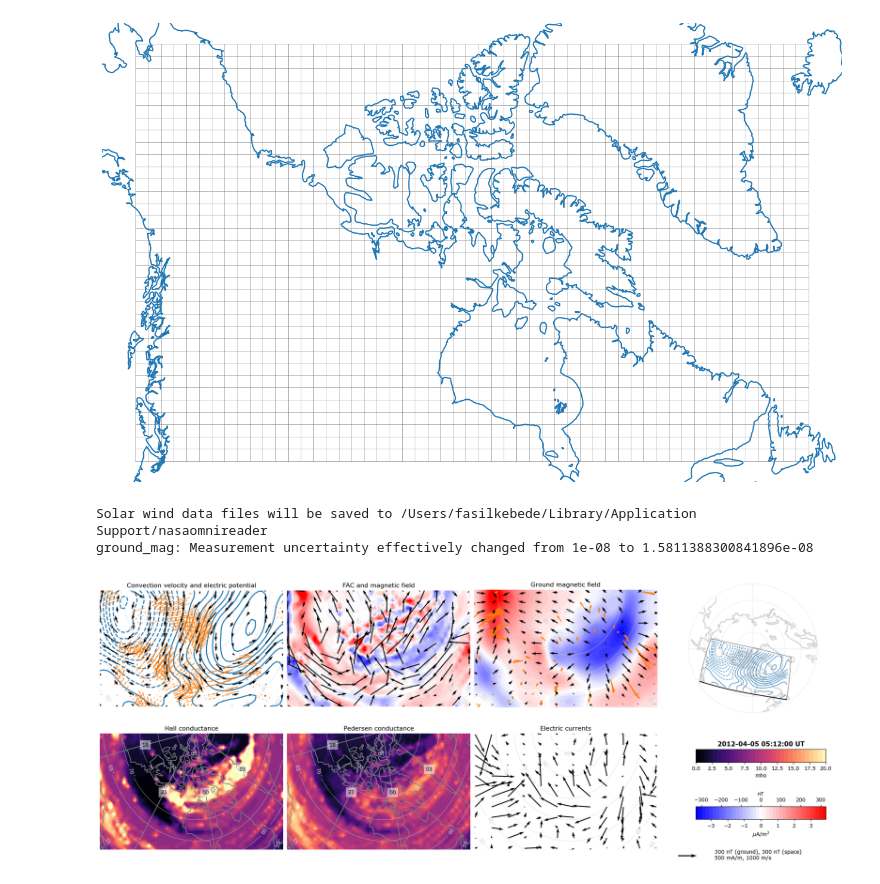
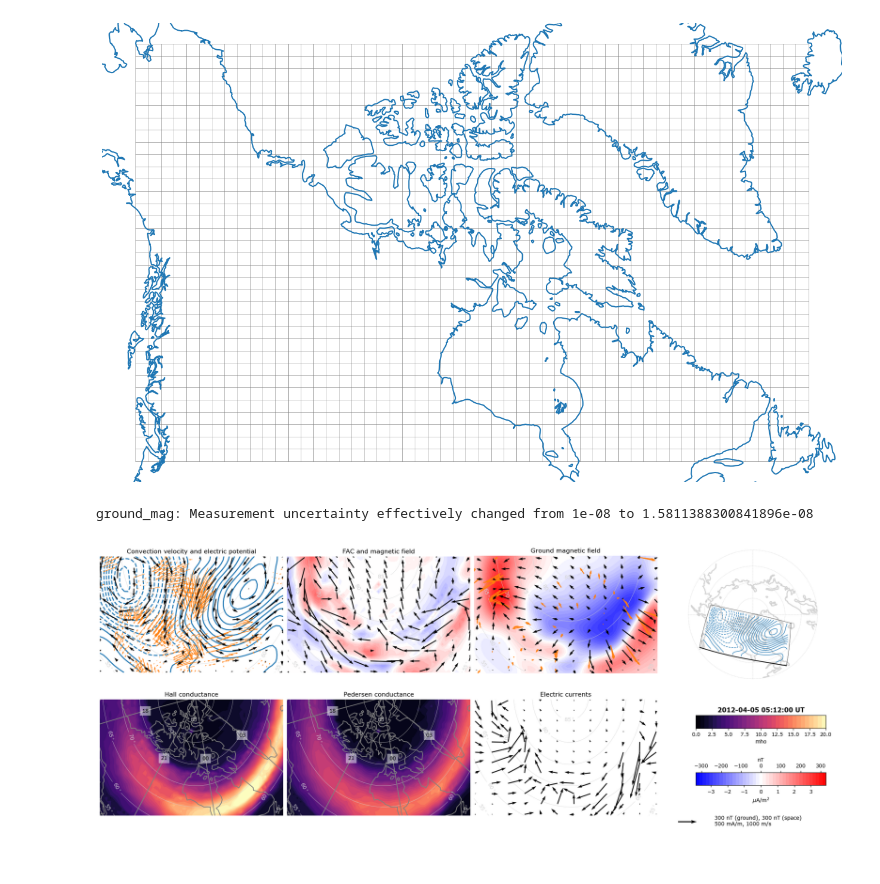
Before and after one commit to FasilGibdaw/lompe, a Jupyter notebook: examples/lompe_ovation_use_case.ipynb, the cells around one changed output. Saved outputs shown, nothing was run; the diff lists cells and outputs as text; code cells hidden in the pictures.

Commit message:
ovation conductance added

```diff
--- a/examples/lompe_ovation_use_case.ipynb
+++ b/examples/lompe_ovation_use_case.ipynb
@@ -80,33 +80,32 @@ def get_data_subsets(t0, t1):
 # %%
 # time to plot for (you can chnage the time here, manually :) )
 date_str = event + 'T' + '5:12:00'
 T0 = dt.datetime.strptime(date_str, '%Y-%m-%dT%H:%M:%S')
 DT = dt.timedelta(seconds = 60 * 4) # length of time interval
 
 # apex object for plotting in magnetic
 apex = apexpy.Apex(T0, refh = 110)
 # making conductance tuples
 Kp = 4 # this is the input to the Hardy model
 # SH = lambda lon = grid.lon, lat = grid.lat: lompe.conductance.hardy_EUV(lon, lat, Kp, T0, 'hall')
 # SP = lambda lon = grid.lon, lat = grid.lat: lompe.conductance.hardy_EUV(lon, lat, Kp, T0, 'pedersen')
-from lompe.utils import ovation_total_conductance
-SH = lambda lon = grid.lon, lat = grid.lat: ovation_total_conductance.get_total_ovation_conductance_EUV(lat, lon, T0, 'h')
-SP = lambda lon = grid.lon, lat = grid.lat: ovation_total_conductance.get_total_ovation_conductance_EUV(lat, lon, T0, 'p')
+from lompe.utils import ovation_lompe_adapter as ovation
+SH = lambda lon = grid.lon, lat = grid.lat: ovation.ovation_conductance(lat, lon, T0)[0]
+SP = lambda lon = grid.lon, lat = grid.lat: ovation.ovation_conductance(lat, lon, T0)[1]
 
 # Create Emodel object. Pass grid and Hall/Pedersen conductance functions
 model = lompe.Emodel(grid, Hall_Pedersen_conductance = (SH, SP))
 
 # add datasets to model
 supermag_data, superdarn_data = get_data_subsets(T0 - DT/2, T0 + DT/2) # data from new model time
 model.add_data(supermag_data, superdarn_data)
 
 # Run inversion. l1 and l2 are regularization parameters that control the damping of
 # 1) model norm, and 2) gradient of SECS amplitudes (charges) in magnetic eastward direction
 model.run_inversion(l1 = 1, l2 = 10)
 
 # finally, plot (plot is saved as specified path):
 fig = lompe.lompeplot(model, include_data = True, time = T0, apex = apex)#, savekw = {'fname':'./output_figures/north_america.pdf'})
 # %% [output]
-Solar wind data files will be saved to /Users/fasilkebede/Library/Application Support/nasaomnireader
 ground_mag: Measurement uncertainty effectively changed from 1e-08 to 1.5811388300841896e-08
-[figure, old version]
+[figure, new version]
```
Also changed, not shown: 7 other files.
